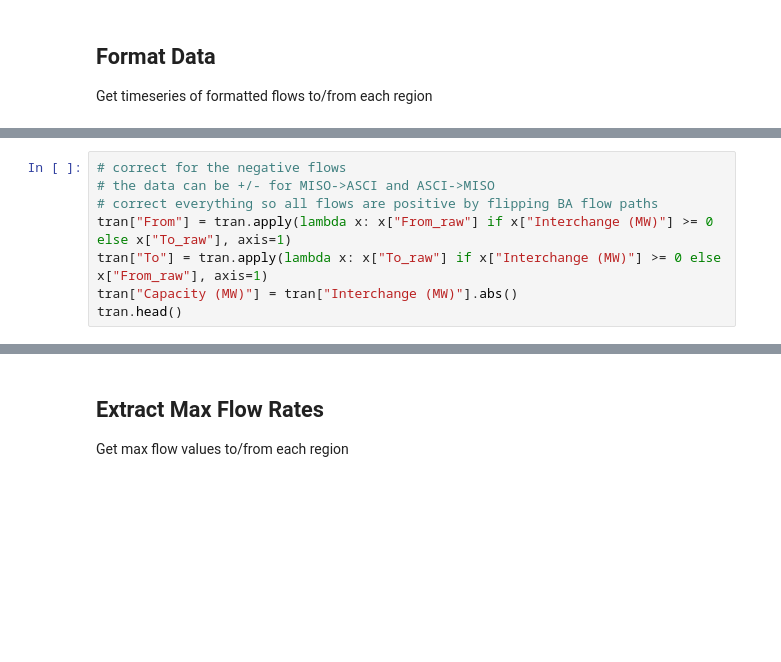
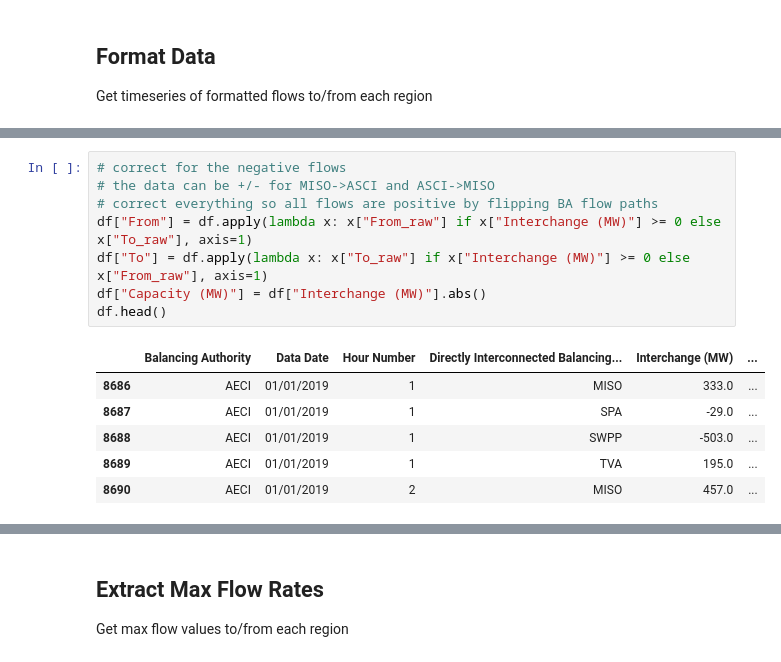
Before and after one commit to Electricity-Transmission-Database/electricity-transmission-database, a Jupyter notebook: usa/ba-transmission.ipynb, the cells around one changed output, grey strips where cells are left out. Saved outputs shown, nothing was run; the diff lists cells and outputs as text; blank space fills up the shorter version.

Commit message:
capacity script done

```diff
--- a/usa/ba-transmission.ipynb
+++ b/usa/ba-transmission.ipynb
@@ -98,9 +107,16 @@ Error:
 # %%
 # correct for the negative flows
 # the data can be +/- for MISO->ASCI and ASCI->MISO
 # correct everything so all flows are positive by flipping BA flow paths
-tran["From"] = tran.apply(lambda x: x["From_raw"] if x["Interchange (MW)"] >= 0 else x["To_raw"], axis=1)
-tran["To"] = tran.apply(lambda x: x["To_raw"] if x["Interchange (MW)"] >= 0 else x["From_raw"], axis=1)
-tran["Capacity (MW)"] = tran["Interchange (MW)"].abs()
-tran.head()
+df["From"] = df.apply(lambda x: x["From_raw"] if x["Interchange (MW)"] >= 0 else x["To_raw"], axis=1)
+df["To"] = df.apply(lambda x: x["To_raw"] if x["Interchange (MW)"] >= 0 else x["From_raw"], axis=1)
+df["Capacity (MW)"] = df["Interchange (MW)"].abs()
+df.head()
+# %% [output]
+|  | Balancing Authority | Data Date | Hour Number | Directly Interconnected Balancing... | Interchange (MW) | ... |
+| 8686 | AECI | 01/01/2019 | 1 | MISO | 333.0 | ... |
+| 8687 | AECI | 01/01/2019 | 1 | SPA | -29.0 | ... |
+| 8688 | AECI | 01/01/2019 | 1 | SWPP | -503.0 | ... |
+| 8689 | AECI | 01/01/2019 | 1 | TVA | 195.0 | ... |
+| 8690 | AECI | 01/01/2019 | 2 | MISO | 457.0 | ... |
 # %%
```
Also changed, not shown: parts of 8 cells of this notebook.
